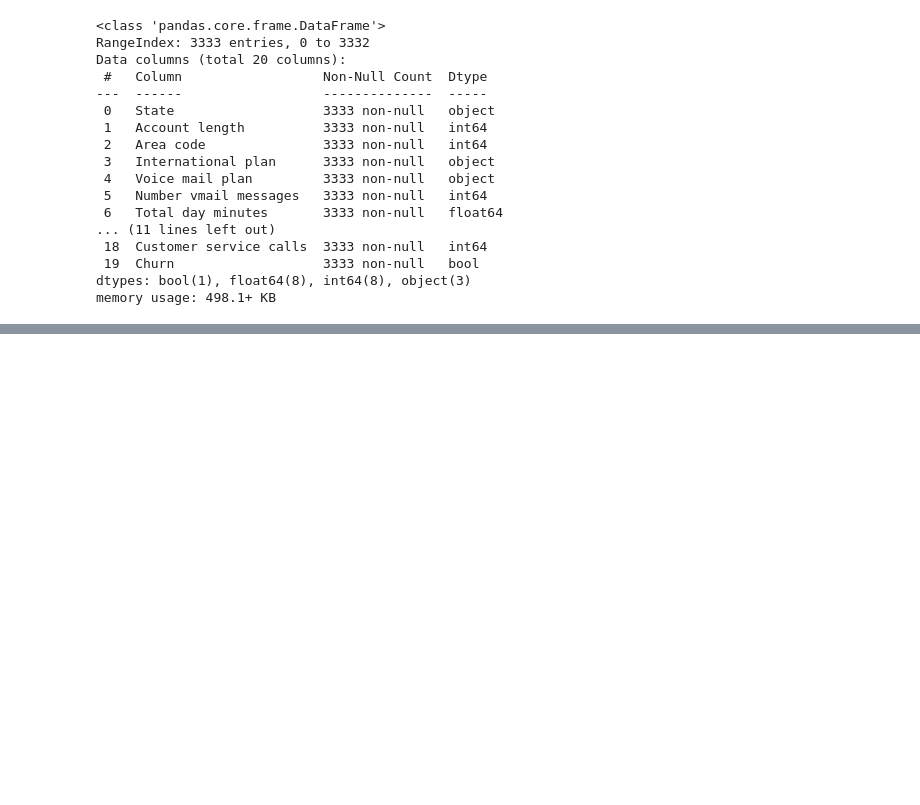
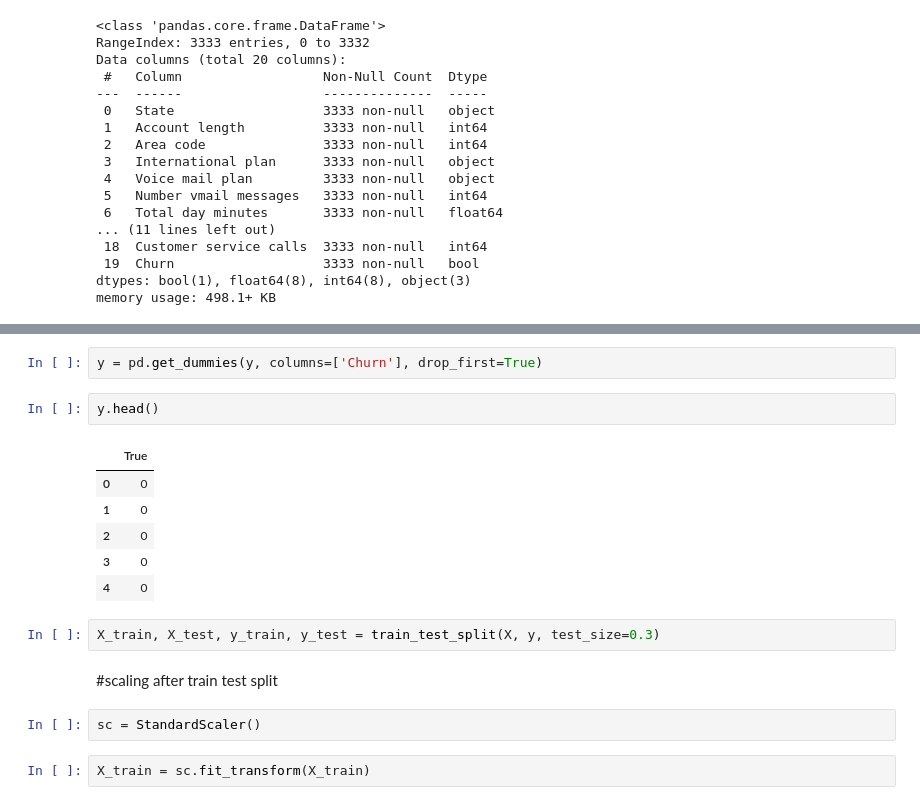
Before and after one commit to k-sukhantharat/Labs-BADS7604, a Jupyter notebook: ANN_Telecom_Churn_Prediction.ipynb, the cells around one changed output, grey strips where cells are left out. Saved outputs shown, nothing was run; the diff lists cells and outputs as text; blank space fills up the shorter version.

```diff
--- a/ANN_Telecom_Churn_Prediction.ipynb
+++ b/ANN_Telecom_Churn_Prediction.ipynb
@@ -57,0 +104,19 @@ array(['1', '0', '2', '3', '4', '5', '7', '9', '6', '8',
+# %%
+y = pd.get_dummies(y, columns=['Churn'], drop_first=True)
+# %%
+y.head()
+# %% [output]
+|  | True |
+| 0 | 0 |
+| 1 | 0 |
+| 2 | 0 |
+| 3 | 0 |
+| 4 | 0 |
+# %%
+X_train, X_test, y_train, y_test = train_test_split(X, y, test_size=0.3)
+# %% [markdown]
+#scaling after train test split
+# %%
+sc = StandardScaler()
+# %%
+X_train = sc.fit_transform(X_train)
```
Also changed, not shown: parts of 28 cells of this notebook, 1 other file.
